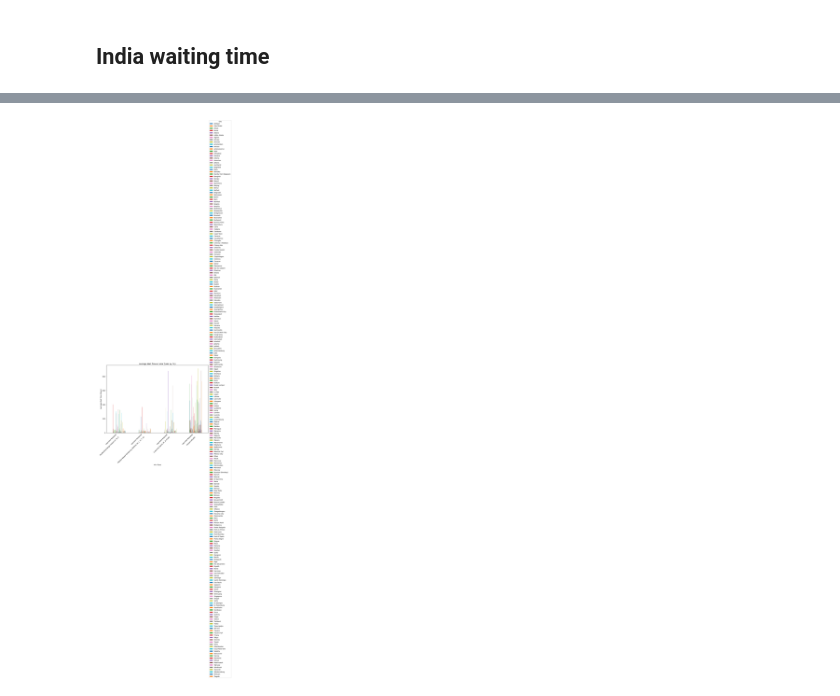
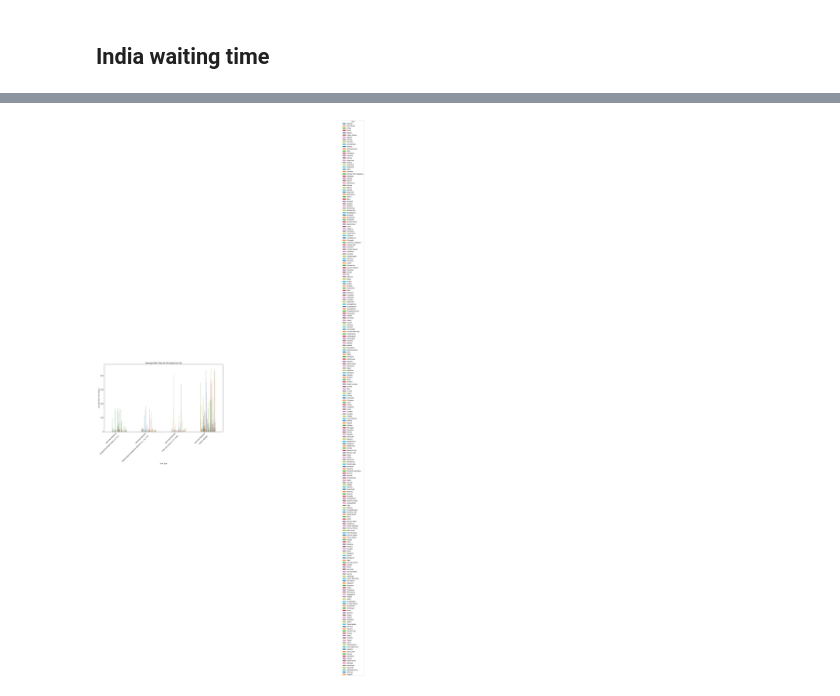
Before and after one commit to KartikThakkar1/Non-Immigrant-Visa-Analysis, a Jupyter notebook: Global_wait_time org.ipynb, the cells around one changed output, grey strips where cells are left out. Saved outputs shown, nothing was run; the diff lists cells and outputs as text; code cells hidden in the pictures.

```diff
--- a/Global_wait_time org.ipynb
+++ b/Global_wait_time org.ipynb
@@ -45,38 +45,38 @@ selected_city_data
 import pandas as pd
 import matplotlib.pyplot as plt
 
-wt = pd.read_excel("Global Visa Wait Times recent (1).xlsx")
+wt = pd.read_excel("Global Wait Time.xlsx")
 
 wt = wt.dropna(subset=['City/Post'])
 
 visa_types = ['Interview Required\n\nStudent/Exchange Visitors (F, M, J)',
               'Interview Required\n\nPetition-Based Temporary Workers (H, L, O, P, Q)',
               'Interview Required\n\nCrew and Transit (C, D, C1/D)',
               'Interview Required\n\nVisitors (B1/B2)']
 
 city_visa_wait_times = {}
 
 for city in wt['City/Post'].unique():
     city_data = wt[wt['City/Post'] == city]
     visa_wait_times = []
     for visa_type in visa_types:
         try:
             wait_times = city_data[visa_type].str.split().str[0].astype(float)
             mean_wait_time = wait_times.mean()
         except ValueError:
             mean_wait_time = None
         visa_wait_times.append(mean_wait_time)
     city_visa_wait_times[city] = visa_wait_times
 
 city_visa_wait_times_df = pd.DataFrame(city_visa_wait_times, index=visa_types)
 
-ax = city_visa_wait_times_df.plot(kind='bar', figsize=(12, 8))
+ax = city_visa_wait_times_df.plot(kind='bar', figsize=(14, 8))
 plt.title('Average Wait Time of Visa Types by City')
 plt.xlabel('Visa Type')
 plt.ylabel('Average Wait Time (Days)')
 plt.xticks(rotation=45, ha='right')
-plt.legend(title='City', loc='center left', bbox_to_anchor=(1, 0.5))
+plt.legend(title='City', loc='center left', bbox_to_anchor=(2, 0.5))
 plt.tight_layout()
 plt.show()
 # %% [output]
-[figure, old version]
+[figure, new version]
```
Also changed, not shown: parts of 7 cells of this notebook, 1 other file.
